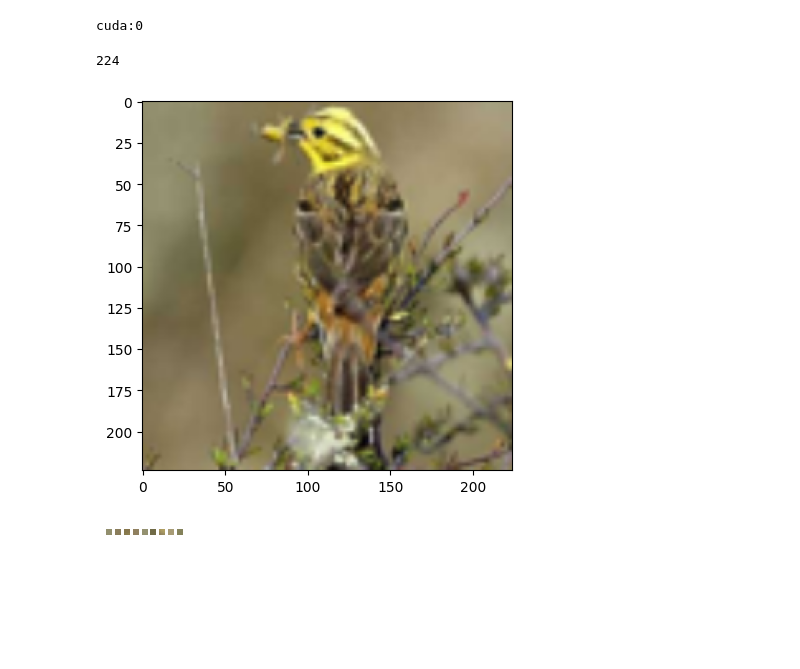
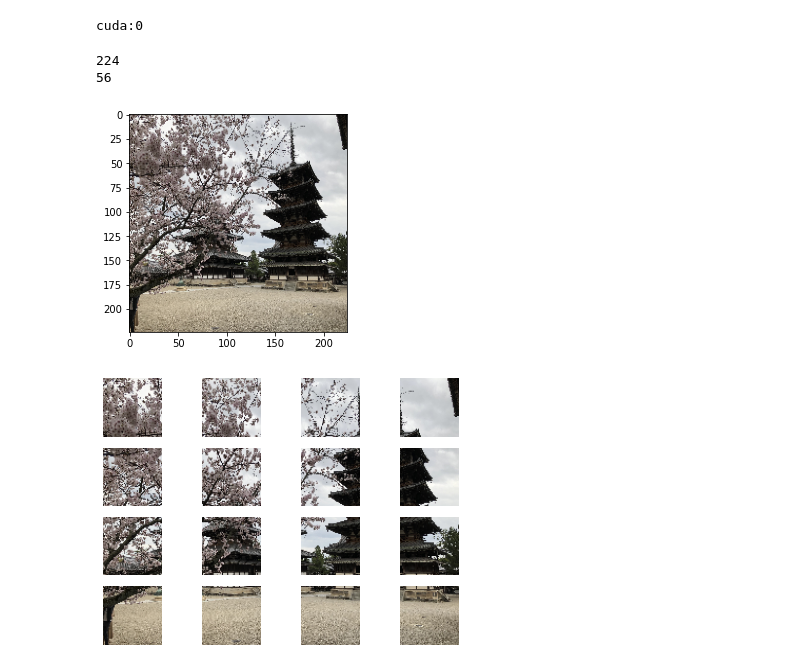
Before and after one commit to MKTKSMT-MI/GNN-DGLPro, a Jupyter notebook: Graphing/STL10 image patch.ipynb, the cells around one changed output. Cells and saved outputs as stored; diff of their text form; code cells hidden in the pictures; blank space fills up the shorter version.

```diff
--- a/Graphing/STL10 image patch.ipynb
+++ b/Graphing/STL10 image patch.ipynb
@@ -29,0 +30,6 @@ Files already downloaded and verified
+# %%
+image=cv2.imread('images/IMG_0907.jpeg')
+image=cv2.resize(image,(224,224))
+image=cv2.cvtColor(image,cv2.COLOR_BGR2RGB)
+plt.imshow(image)
+plt.show()
@@ -34,37 +42,42 @@ print(device)
 cuda:0
 # %%
 #画像一枚読み込み
-image,label=STL10_train[0]
+#image,label=STL10_train[0]
 #HWCに入れ替え
-image=image.permute(1,2,0)
+image=torch.tensor(image)
+#image=image.permute(1,2,0)
 #表示
 plt.imshow(image)
 #パッチに分割
 #画像をn分割。テストで3枚に分割。
-num_patch=3
+num_patch=4
 size=image.shape[0]
 print(size)
-patch_width=int(size/4)
+patch_width=int(size/num_patch)
+print(patch_width)
 data=[]
 
 for i in range(0,size,patch_width):
+    #print(i)
     for j in range(0,size,patch_width):
-        data.append(image[i: i + num_patch,j: j + num_patch, :])
+        #print(j)
+        data.append(image[i: i + patch_width,j: j + patch_width, :])
 
 #分割した各パッチを正方形に表示
 # 1枚の図を作成
 fig = plt.figure()
 
 # 画像を追加
-for i in range(9):
-    ax = fig.add_subplot(patch_width, patch_width, i+1)
+for i in range(num_patch**2):
+    ax = fig.add_subplot(num_patch, num_patch, i+1)
     ax.imshow(data[i])
     ax.axis('off')
 
 # 画像を表示
 plt.tight_layout()
 plt.show()
 # %% [output]
 224
+56
-[figure, old version]
+[figure, new version]
-[figure, old version]
+[figure, new version]
```
Also changed, not shown: parts of 2 cells of this notebook, 2 other files.
